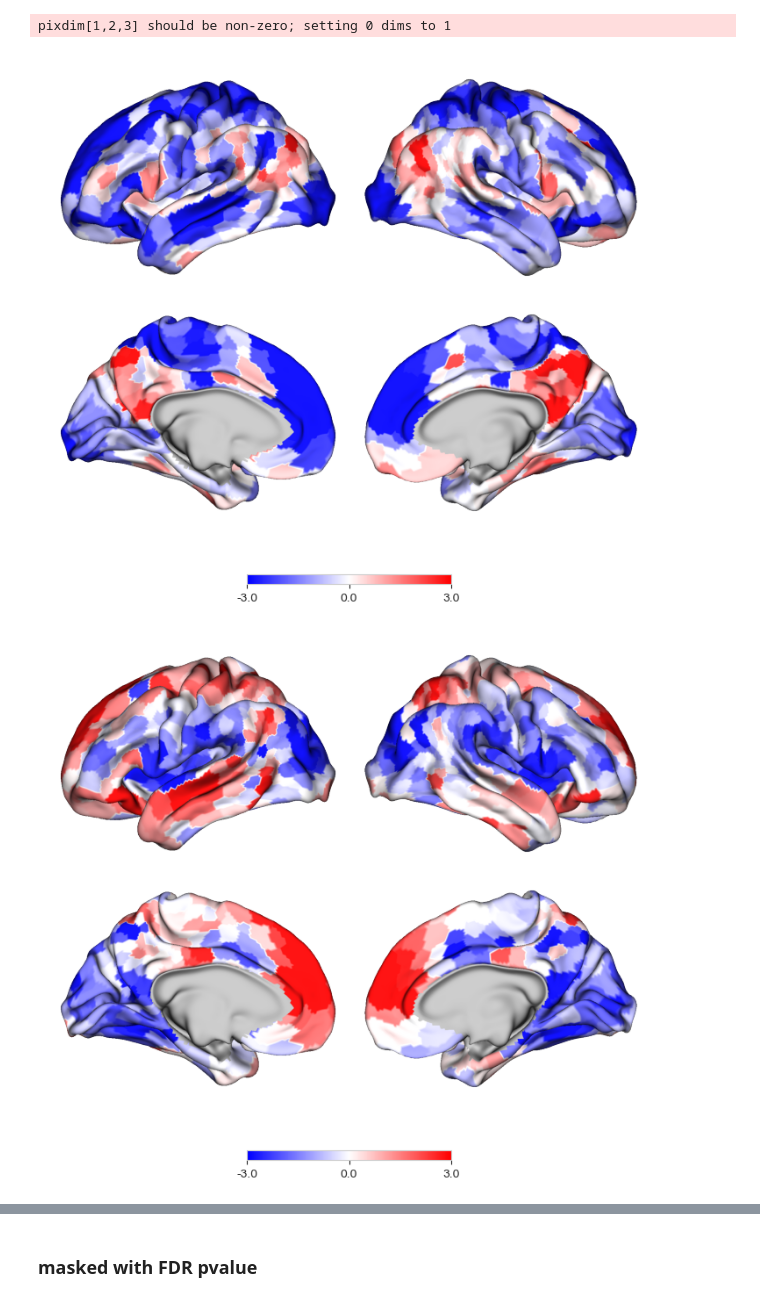
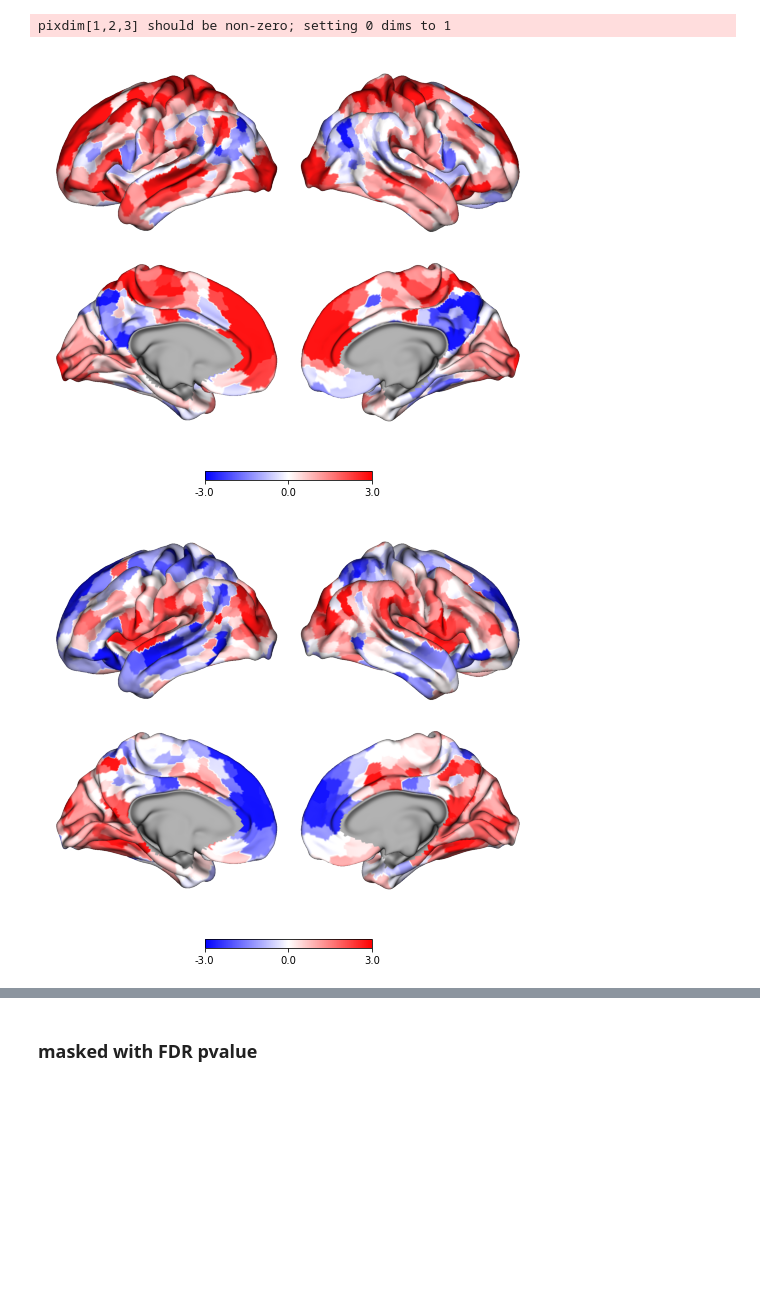
Before and after one commit to qniksefat/gradient-notebooks, a Jupyter notebook: large-manifold-nbs/3-stats.ipynb, the cells around one changed output, grey strips where cells are left out. Cells and saved outputs as stored; diff of their text form; code cells hidden in the pictures; blank space fills up the shorter version.

Commit message:
for paired t-test, use within not between

```diff
--- a/large-manifold-nbs/3-stats.ipynb
+++ b/large-manifold-nbs/3-stats.ipynb
@@ -28,5 +24,7 @@ import pingouin as pg
 # %%
 from matplotlib import pyplot as plt
 # %%
-dfp = df.groupby(['region', '7net', '17net']).apply(pg.pairwise_ttests, dv='ecc', between='epoch',
-                                            subject='subject', padjust='fdr_bh')
+dfpair = df.groupby(['region', '7net', '17net']).apply(
+    pg.pairwise_tests, dv='ecc', subject='subject', padjust='fdr_bh',
+    within='epoch'  # within instead of between, makes it paired
+    )
@@ -50,0 +45,16 @@ dfp = dfp.set_index('region').loc[region_names].reset_index().set_index(['A', 'B
+# %%
+# epoch pairs set to be index
+dfp = dfpair.reset_index(3)
+dfp = dfp.set_index(['A', 'B'], append=True)
+dfp = dfp.loc[region_names][['T', 'p-unc', 'p-corr']]
+dfp['T'] = -1 * dfp['T']    # change t-statistics, look at appendix
+dfp = dfp.reorder_levels([3,4,0,1,2])
+
+dfp.loc[('baseline', 'early'), 'contrast'] = 'b2e'
+dfp.loc[('early', 'late'), 'contrast'] = 'e2l'
+dfp = dfp[~dfp['contrast'].isna()]  # drop baseline 2 late
+
+dfp = dfp.droplevel([0,1])
+dfp = dfp.set_index('contrast', append=True)
+dfp = dfp.reorder_levels([3,0,1,2])
+dfp
@@ -62,18 +87,18 @@ vertices = nibabel.load(fname).get_fdata()[0]
 # %% [output]
 pixdim[1,2,3] should be non-zero; setting 0 dims to 1
 # %%
-data = dfp.loc[('baseline', 'early')].reset_index()['T']
+data = dfp.loc['b2e'].reset_index()['T']
 data = map_to_labels(data, vertices, mask=(vertices != 0))
 p = Plot(surf_lh=l_hemi, surf_rh=r_hemi, layout='grid', size=(900, 700))
 p.add_layer(data, cbar=True, cmap='bwr', color_range=(-3, 3))
 _ = p.build()
 # %% [output]
-[figure, old version]
+[figure, new version]
 # %%
-data = dfp.loc[('early', 'late')].reset_index()['T']
+data = dfp.loc['e2l'].reset_index()['T']
 data = map_to_labels(data, vertices, mask=(vertices != 0))
 p = Plot(surf_lh=l_hemi, surf_rh=r_hemi, layout='grid', size=(900, 700))
 p.add_layer(data, cbar=True, cmap='bwr', color_range=(-3, 3))
 _ = p.build()
 # %% [output]
-[figure, old version]
+[figure, new version]
```
Also changed, not shown: parts of 22 cells of this notebook.
